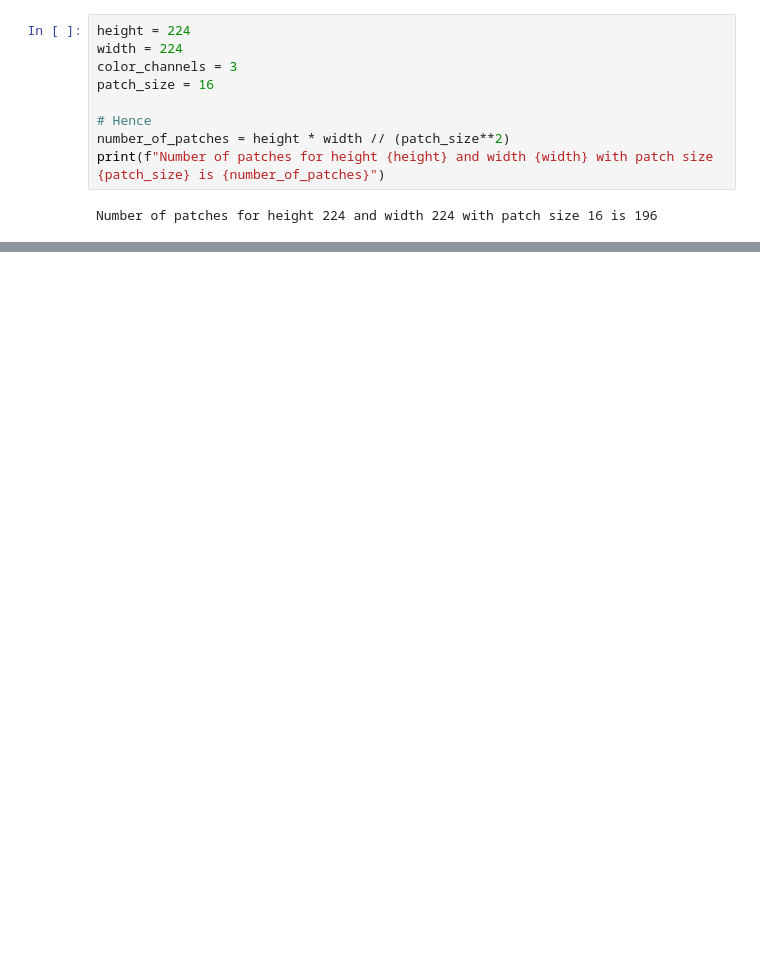
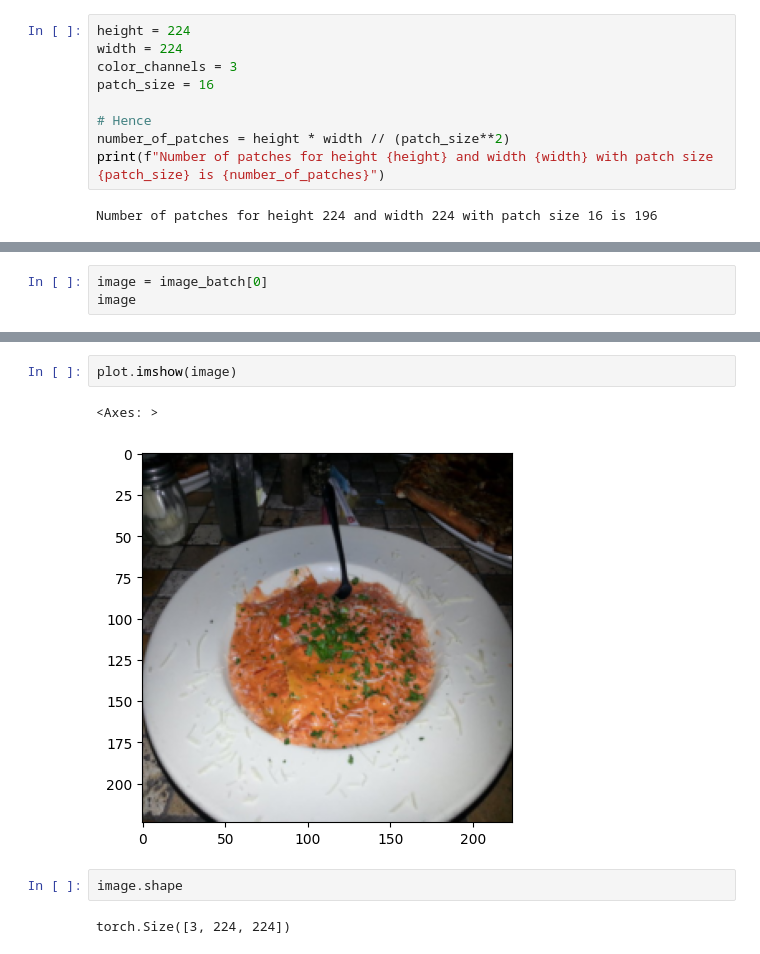
Before and after one commit to HangenYuu/Nutri-2.0, a Jupyter notebook: 03_replicate.ipynb, the cells around one changed output, grey strips where cells are left out. Drawn from its saved outputs; the diff is of its cells as text; blank space fills up the shorter version.

```diff
--- a/03_replicate.ipynb
+++ b/03_replicate.ipynb
@@ -147,0 +176,3 @@ Number of patches for height 224 and width 224 with patch size 16 is 196
+# %%
+image = image_batch[0]
+image
@@ -147,0 +197,9 @@ Number of patches for height 224 and width 224 with patch size 16 is 196
+# %%
+plot.imshow(image)
+# %% [output]
+<Axes: >
+[figure, added]
+# %%
+image.shape
+# %% [output]
+torch.Size([3, 224, 224])
```
Also changed, not shown: parts of 51 cells of this notebook.
